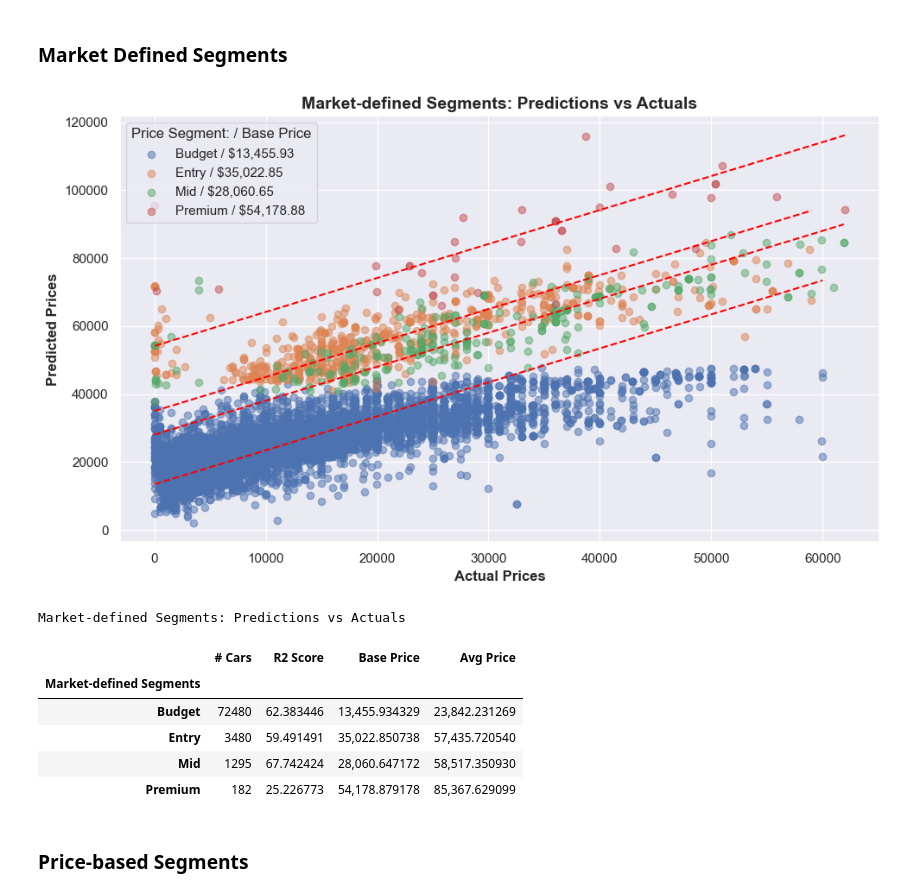
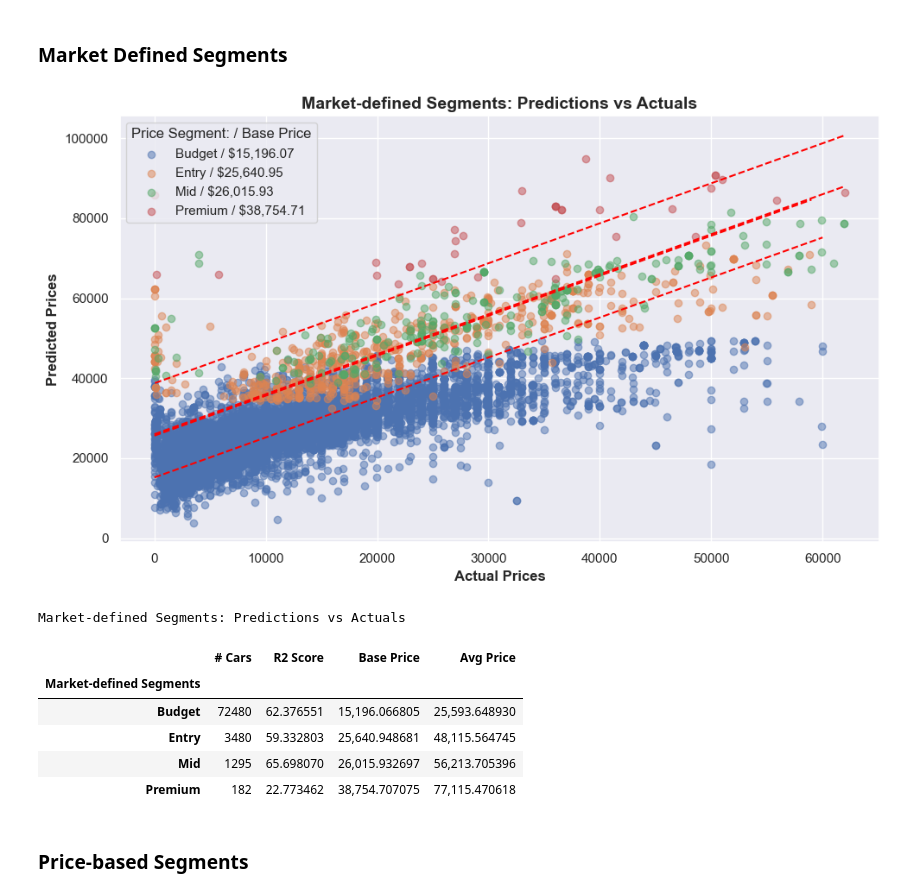
Before and after one commit to fazeelgm/UCB_ML_AI_PracticalApp_II, a Jupyter notebook: DataModels.ipynb, the cells around one changed output. Saved outputs shown, nothing was run; the diff lists cells and outputs as text; code cells hidden in the pictures.

```diff
--- a/DataModels.ipynb
+++ b/DataModels.ipynb
@@ -461,15 +461,17 @@ I will then compare the performance of these models with hyperparameter tuning a
 # Initialize the data structures to loop on for optimization
 models = {
     'LinearRegression': LinearRegression(),
-    'Lasso': Lasso(),
+    # 'Lasso': Lasso(),
     'Ridge': Ridge()
 }
 
+# hyperparameter settings that we would like to tune for each model
 cv_param_grid = {
     'Ridge': {'alpha': [0.1, 1.0, 10.0, 100.0], 'random_state': [random_state]},
     'Lasso': {'alpha': [0.01, 0.1, 1.0, 10.0], 'random_state': [random_state], 'max_iter': [2000] }
 }
 
+# List of scalers we want to try
 scalers = {
     StandardScaler(),
     RobustScaler(),    # default: quantile_range=(25, 75)
@@ -1057,7 +1018,8 @@ segments_dict = {
 # %%
 # Plot segments in single graph
 segment = 'Optimized Features'
-segments_dict[segment]['seg_results'] = fit_plot_segments(segments_dict[segment],
-                                                          segments_dict[segment]['seg_results'],
-                                                          segments_dict[segment]['graph_filename'])
+segments_dict[segment]['seg_results'] = my_utils.fit_plot_segments(segments_dict[segment],
+                                                                   segments_dict[segment]['seg_results'],
+                                                                   best_model, scaler, random_state,
+                                                                   segments_dict[segment]['graph_filename'])
 # %% [output]
@@ -1098,6 +1063,7 @@ mkt_title = 'Market-defined Segments: Predictions vs Actuals'
 
 segments_dict = {
     'Market-defined Segments': {
+        'random_state': random_state,
         'seg_data': mkt_segments,
         'graph_title': mkt_title,
         'graph_x_label': graph_x_label,
@@ -1111,24 +1077,28 @@ segments_dict = {
 # %%
 # Plot segments in single graph
 segment = 'Market-defined Segments'
-segments_dict[segment]['seg_results'] = fit_plot_segments(segments_dict[segment],
-                                                          segments_dict[segment]['seg_results'],
-                                                          segments_dict[segment]['graph_filename'])
+segments_dict[segment]['seg_results'] = my_utils.fit_plot_segments(segments_dict[segment],
+                                                                   segments_dict[segment]['seg_results'],
+                                                                   best_model, scaler, random_state,
+                                                                   segments_dict[segment]['graph_filename'])
 # %% [output]
-[figure, old version]
+[figure, new version]
 # %%
 # generate results table
-seg_df = generate_segments_table(segments_dict[segment]['seg_results'], png_filename=segments_dict[segment]['results_table_filename'])
+seg_df = my_utils.generate_segments_table(segment,
+                                          segments_dict[segment]['seg_results'],
+                                          png_filename=segments_dict[segment]['results_table_filename'])
+
 print(segments_dict[segment]['results_table_title'])
 seg_df
 # %% [output]
 Market-defined Segments: Predictions vs Actuals
 |  | # Cars | R2 Score | Base Price | Avg Price |
 | Market-defined Segments |  |  |  |  |
-| Budget | 72480 | 62.383446 | 13,455.934329 | 23,842.231269 |
-| Entry | 3480 | 59.491491 | 35,022.850738 | 57,435.720540 |
-| Mid | 1295 | 67.742424 | 28,060.647172 | 58,517.350930 |
-| Premium | 182 | 25.226773 | 54,178.879178 | 85,367.629099 |
+| Budget | 72480 | 62.376551 | 15,196.066805 | 25,593.648930 |
+| Entry | 3480 | 59.332803 | 25,640.948681 | 48,115.564745 |
+| Mid | 1295 | 65.698070 | 26,015.932697 | 56,213.705396 |
+| Premium | 182 | 22.773462 | 38,754.707075 | 77,115.470618 |
 # %% [markdown]
 ### Price-based Segments
 # %%
```
Also changed, not shown: parts of 51 cells of this notebook, 1 other file.
